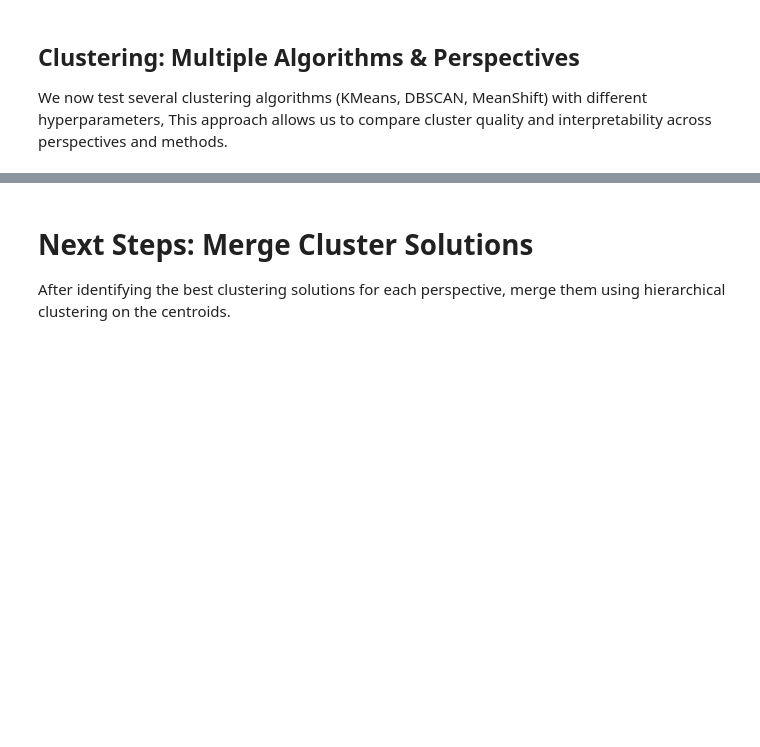
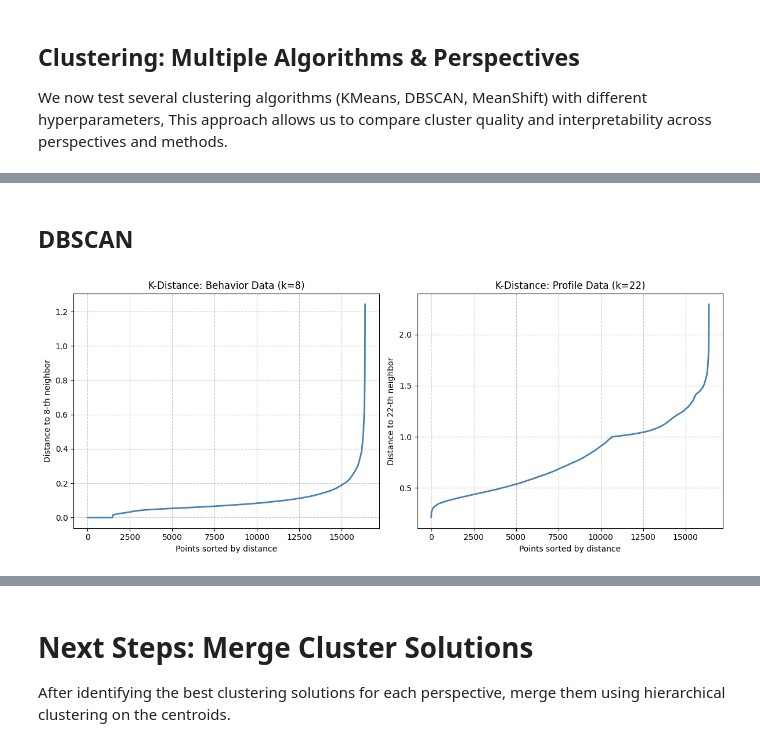
Before and after one commit to lucasdmcax/data_mining, a Jupyter notebook: Group20_EDA_Clustering.ipynb, the cells around one changed output, grey strips where cells are left out. Cells and saved outputs as stored; diff of their text form; code cells hidden in the pictures; blank space fills up the shorter version.

```diff
--- a/Group20_EDA_Clustering.ipynb
+++ b/Group20_EDA_Clustering.ipynb
@@ -424,0 +559,18 @@ evaluate_clustering(MeanShift, profile_df_pca, 'bandwidth', meanshift_bandwidths
+# %% [markdown]
+## DBSCAN
+# %%
+# Create two separate figures
+plt.figure(figsize=(12, 5))
+
+# Subplot 1: Behavior DataFrame
+ax1 = plt.subplot(1, 2, 1)
+plot_k_distance(behavior_df, "Behavior Data", ax=ax1)
+
+# Subplot 2: Profile DataFrame
+ax2 = plt.subplot(1, 2, 2)
+plot_k_distance(profile_df, "Profile Data", ax=ax2)
+
+plt.tight_layout()
+plt.show()
+# %% [output]
+[figure, added]
```
Also changed, not shown: parts of 18 cells of this notebook.
